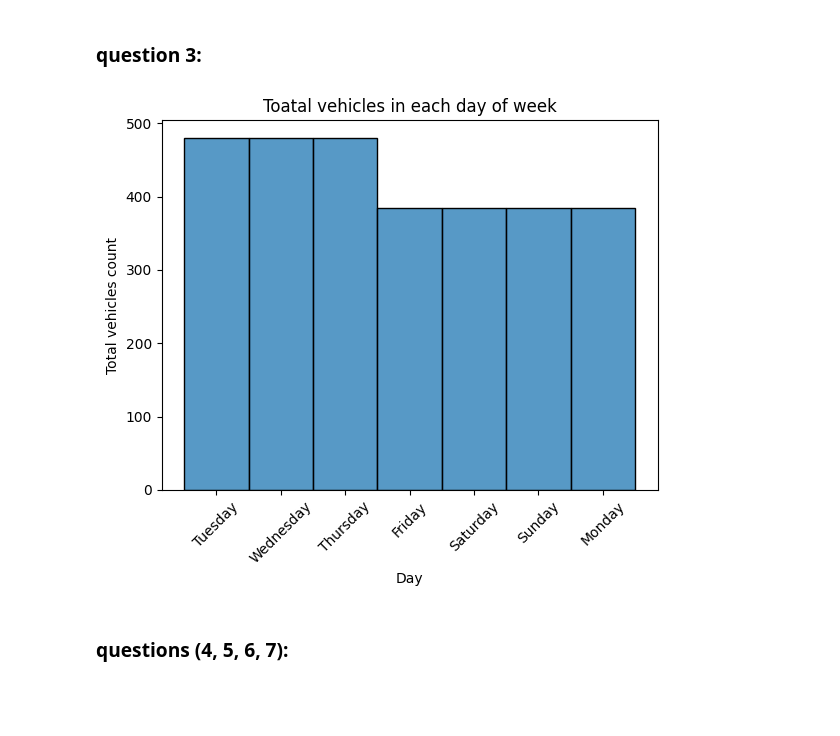
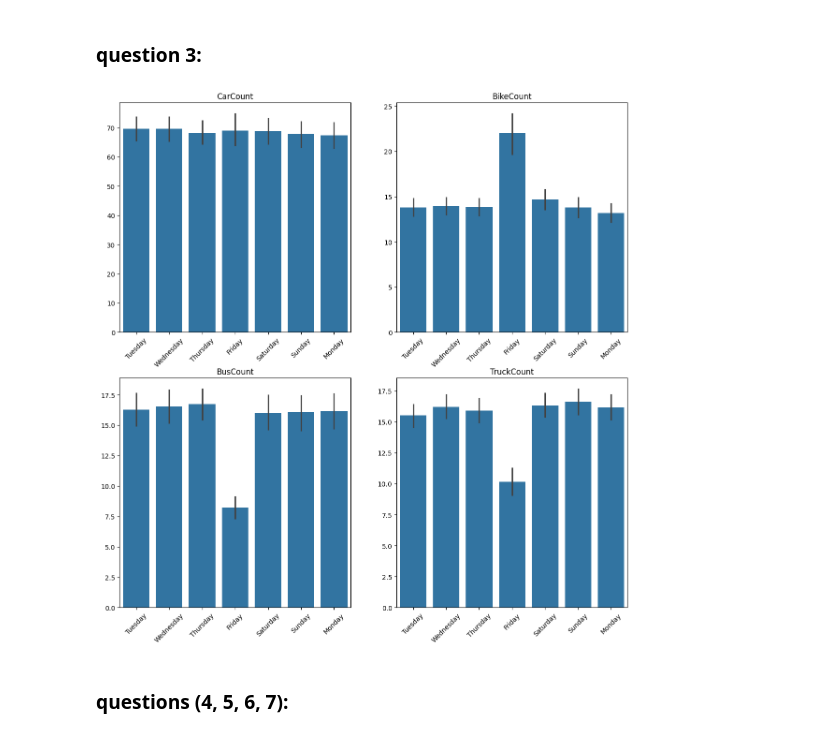
Before and after one commit to Mkaljermy/traffic-assim, a Jupyter notebook: ass1.ipynb, the cells around one changed output. Saved outputs shown, nothing was run; the diff lists cells and outputs as text; code cells hidden in the pictures; blank space fills up the shorter version.

```diff
--- a/ass1.ipynb
+++ b/ass1.ipynb
@@ -69,15 +69,23 @@ plt.show()
 [figure]
 # %% [markdown]
 ### question 3:
-# %%
-sns.histplot(x = 'Day of the week', data = data)
-plt.xlabel('Day')
-plt.ylabel('Total vehicles count')
-plt.title('Toatal vehicles in each day of week')
-plt.xticks(rotation=45)
-plt.show()
-# %% [output]
-[figure, removed]
+# %%
+fig, ax = plt.subplots(2, 2, figsize = (14, 14))
+
+sns.barplot(x = 'Day of the week', y =  "CarCount", ax = ax[0, 0], data = data).set(title = "CarCount", xlabel=None, ylabel=None)
+
+sns.barplot(x = 'Day of the week', y =  "BikeCount", ax = ax[0, 1], data = data).set(title = "BikeCount", xlabel=None, ylabel=None)
+
+sns.barplot(x = 'Day of the week', y =  "BusCount", ax = ax[1, 0], data = data).set(title = "BusCount", xlabel=None, ylabel=None)
+
+sns.barplot(x = 'Day of the week', y =  "TruckCount", ax = ax[1, 1], data = data).set(title = "TruckCount", xlabel=None, ylabel=None)
+
+for axis in ax.flat:
+    axis.tick_params(axis='x', rotation=45)
+
+plt.show()
+# %% [output]
+[figure, added]
 # %% [markdown]
 ### questions (4, 5, 6, 7):
 # %%
```
